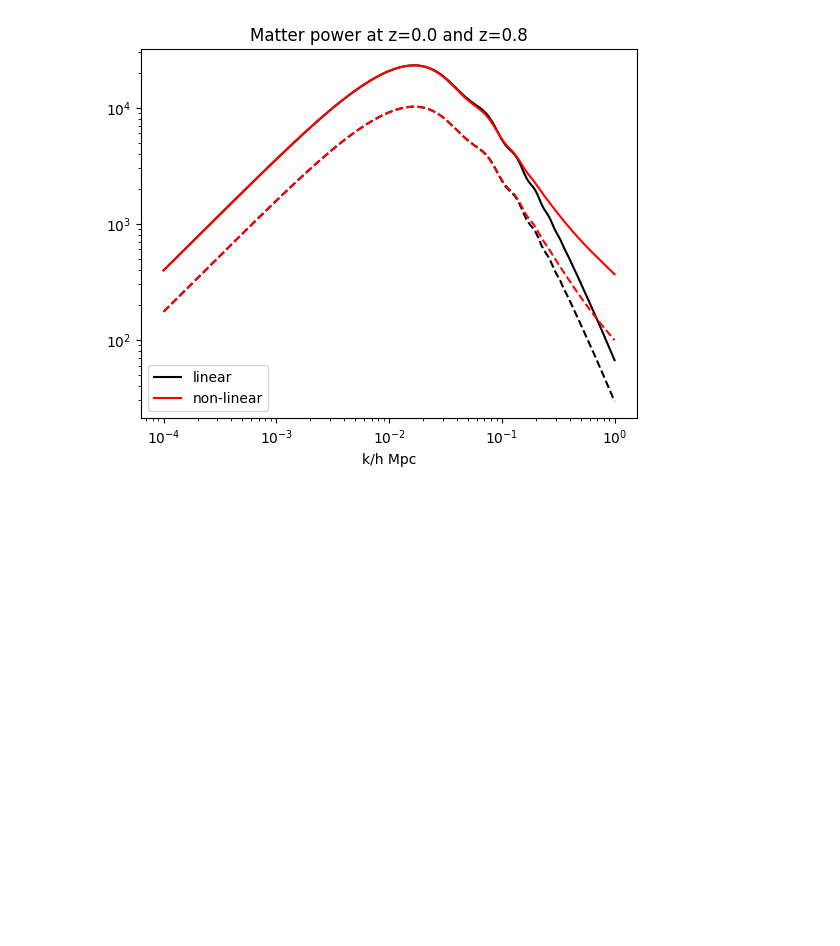
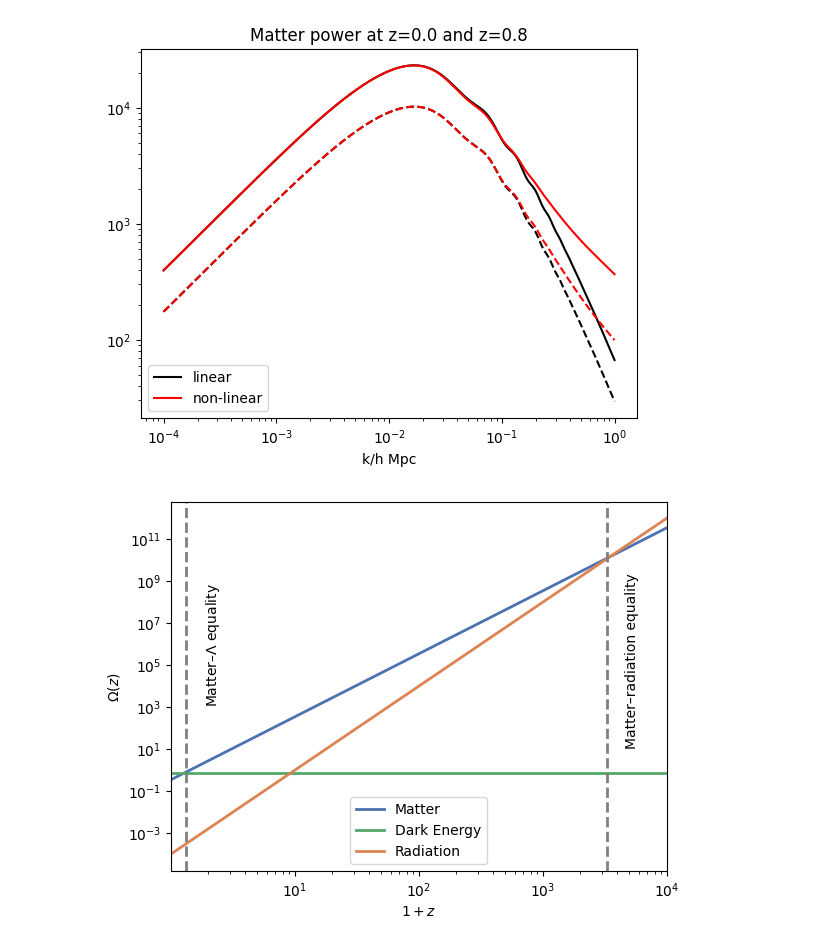
Before and after one commit to jipdebuck/CosmoLab, a Jupyter notebook: thesis.ipynb, the cells around one changed output. Cells and saved outputs as stored; diff of their text form; code cells hidden in the pictures; blank space fills up the shorter version.

Commit message:
added expansion history plot

```diff
--- a/thesis.ipynb
+++ b/thesis.ipynb
@@ -53,3 +53,34 @@ Using CAMB 1.6.4 installed at /home/jipdebuck/miniconda3/envs/shared_env/lib/pyt
 Note: redshifts have been re-sorted (earliest first)
 sigma 8 values at the two redshifts: [0.53304914 0.802608  ]
 [figure]
+# %%
+# Figure 2
+
+import numpy as np
+import matplotlib.pyplot as plt
+
+zs = np.logspace(-4, 4, 1000)
+omega_m = 0.321
+omega_lambda = 0.679
+omega_r = 9.2e-5
+
+omega_ms = omega_m * (1 + zs)**3
+omega_ls = omega_lambda * np.ones_like(zs)
+omega_rs = omega_r * (1 + zs)**4
+
+plt.plot(1+zs, omega_ms, label='Matter', color='#4C72B0', lw=2)
+plt.plot(1+zs, omega_ls, label='Dark Energy', color='#55A868', lw=2)
+plt.plot(1+zs, omega_rs, label='Radiation', color='#DD8452', lw=2)
+plt.axvline(x=3300+1, color='gray', ls='--', lw=2)
+plt.axvline(x=0.33+1, color='gray', ls='--', lw=2)
+plt.text(3301 * 1.4,  1e1, 'Matter–radiation equality', rotation=90, va='bottom', ha='left')
+plt.text(1.33 * 1.4,  1e3, 'Matter–$\Lambda$ equality', rotation=90, va='bottom', ha='left')
+plt.xscale('log')
+plt.yscale('log')
+plt.xlabel('$1+z$')
+plt.ylabel('$\Omega (z)$')
+plt.xlim(1+10**(-4), 10**(4))
+plt.legend()
+plt.savefig('Expansion_history.pdf', bbox_inches='tight')
+# %% [output]
+[figure, added]
```
Also changed, not shown: 1 other file.
